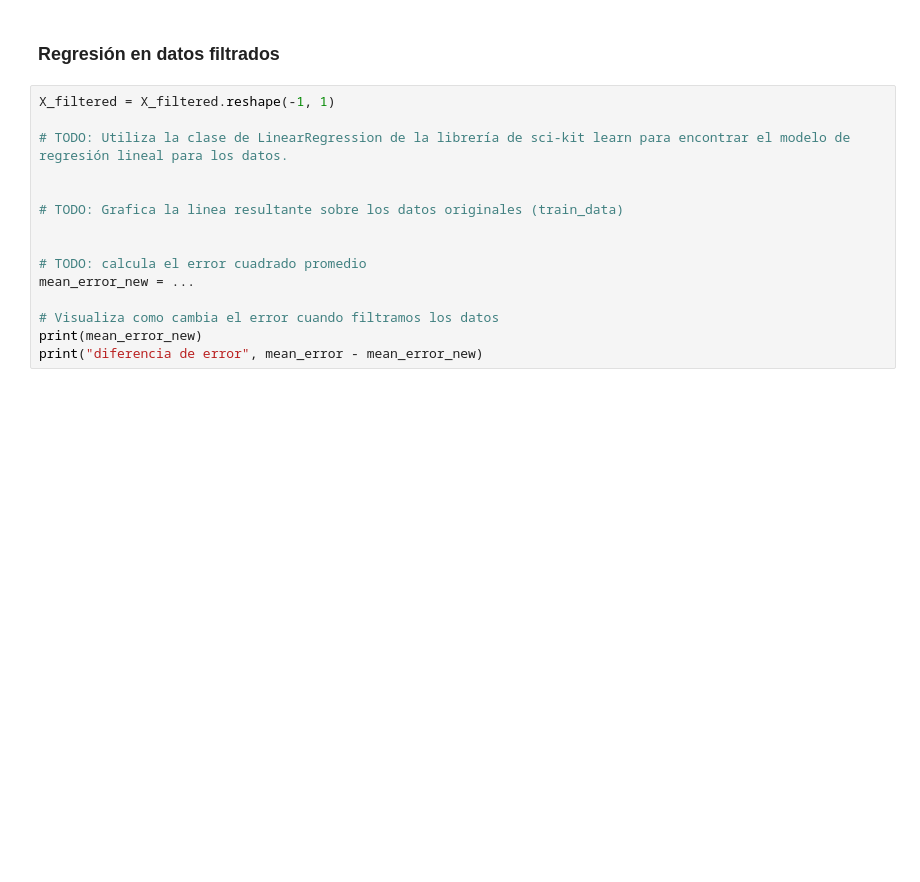
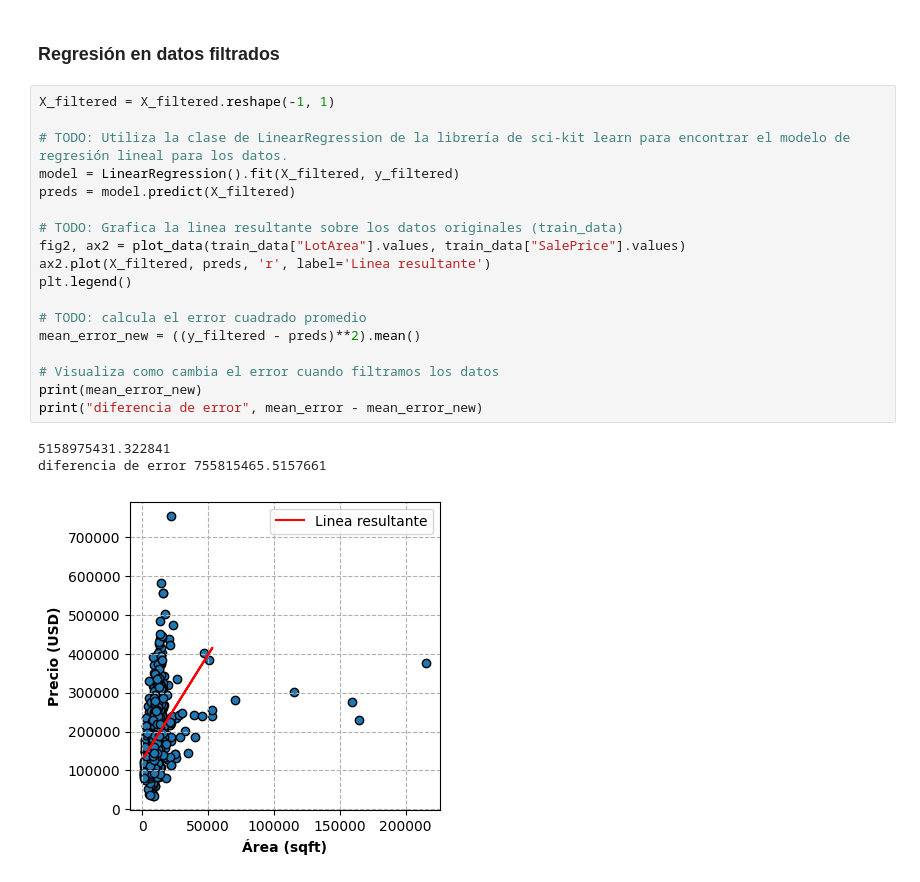
Before and after one commit to JessicaBorja/ml25, a Jupyter notebook: src/ml25/E03_linear_reg/linear_regression.ipynb, the cells around one changed output. Drawn from its saved outputs; the diff is of its cells as text; blank space fills up the shorter version.

```diff
--- a/src/ml25/E03_linear_reg/linear_regression.ipynb
+++ b/src/ml25/E03_linear_reg/linear_regression.ipynb
@@ -239,18 +240,25 @@ plt.show()
 # %%
 X_filtered = X_filtered.reshape(-1, 1)
 
 # TODO: Utiliza la clase de LinearRegression de la librería de sci-kit learn para encontrar el modelo de regresión lineal para los datos.
-
+model = LinearRegression().fit(X_filtered, y_filtered)
+preds = model.predict(X_filtered)
 
 # TODO: Grafica la linea resultante sobre los datos originales (train_data)
-
+fig2, ax2 = plot_data(train_data["LotArea"].values, train_data["SalePrice"].values)
+ax2.plot(X_filtered, preds, 'r', label='Linea resultante')
+plt.legend()
 
 # TODO: calcula el error cuadrado promedio
-mean_error_new = ...
+mean_error_new = ((y_filtered - preds)**2).mean()
 
 # Visualiza como cambia el error cuando filtramos los datos
 print(mean_error_new)
 print("diferencia de error", mean_error - mean_error_new)
+# %% [output]
+5158975431.322841
+diferencia de error 755815465.5157661
+[figure, added]
 # %% [markdown]
 ## TODO: Responde las siguientes preguntas
 
```
Also changed, not shown: parts of 7 cells of this notebook.
